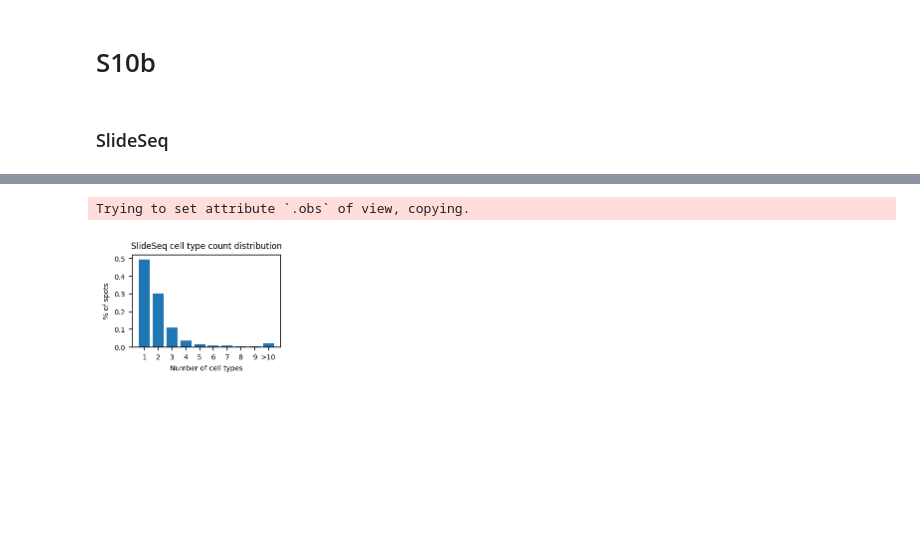
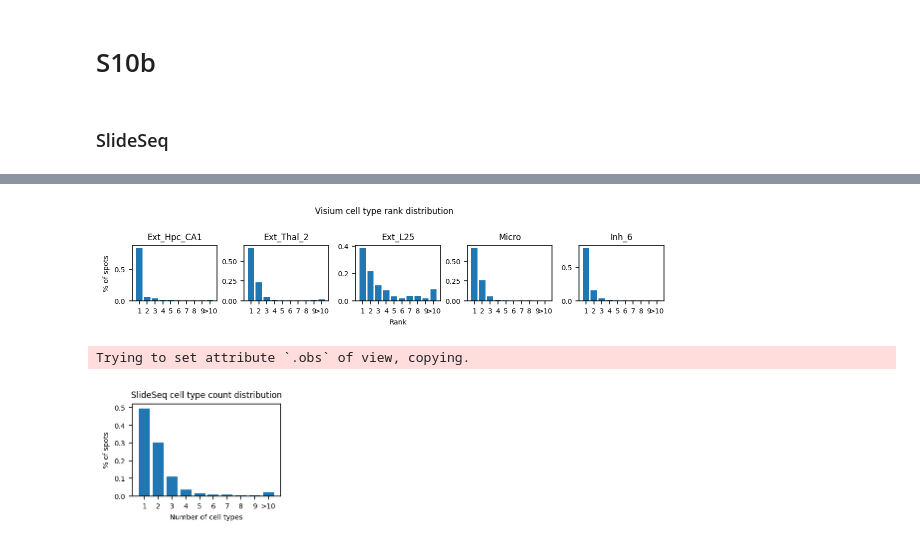
Before and after one commit to vitkl/cell2location_paper, a Jupyter notebook: notebooks/mouse_brain_visium/FigS10_SlideSeq_V2_more_than_10.ipynb, the cells around one changed output, grey strips where cells are left out. Cells and saved outputs as stored; diff of their text form; code cells hidden in the pictures; blank space fills up the shorter version.

Commit message:
Fig S5 + neuron analysis in Fig S10

```diff
--- a/notebooks/mouse_brain_visium/FigS10_SlideSeq_V2_more_than_10.ipynb
+++ b/notebooks/mouse_brain_visium/FigS10_SlideSeq_V2_more_than_10.ipynb
@@ -108,3 +124,32 @@ plt.savefig('S10b_slideseq_astro.pdf', bbox_inches='tight')
+# %%
+rank_df = mean_spot.copy()
+
+
+rank_df[:] = to_rank(rank_df.values)
+
+# genes_of_interest = [c for c in mean_cols if 'Astro' in c]
+genes_of_interest = ['mean_nUMI_factorsExt_Hpc_CA1', 'mean_nUMI_factorsExt_Thal_2',
+                     'mean_nUMI_factorsExt_L25',
+                     'mean_nUMI_factorsMicro',  'mean_nUMI_factorsInh_6']
+
+
+plt.figure(figsize=(8, 1.7))
+
+plt.suptitle('Visium cell type rank distribution', y=1.013)
+
+for num, gene in enumerate(genes_of_interest):
+    plt.subplot(1, 5, num + 1)
+    plt.title(gene.replace('mean_nUMI_factors', ''))
+    tmp = rank_df[mean_spot[gene] > 60]
+    plot_10_first(tmp[gene].value_counts(sort=False).sort_index())
+    if num == 2:
+        plt.xlabel('Rank')
+    if num == 0:
+        plt.ylabel('% of spots')
+plt.tight_layout()
+plt.savefig('S10b_slideseq_neuro.pdf', bbox_inches='tight')
+# %% [output]
+[figure, added]
 # %%
 adata_vis.obs['cell_types_count'] = (adata_vis.obs[mean_cols].values > 40).sum(axis=1)
 type_conts = adata_vis.obs['cell_types_count'].value_counts()
```
Also changed, not shown: parts of 3 cells of this notebook, 3 other files.
